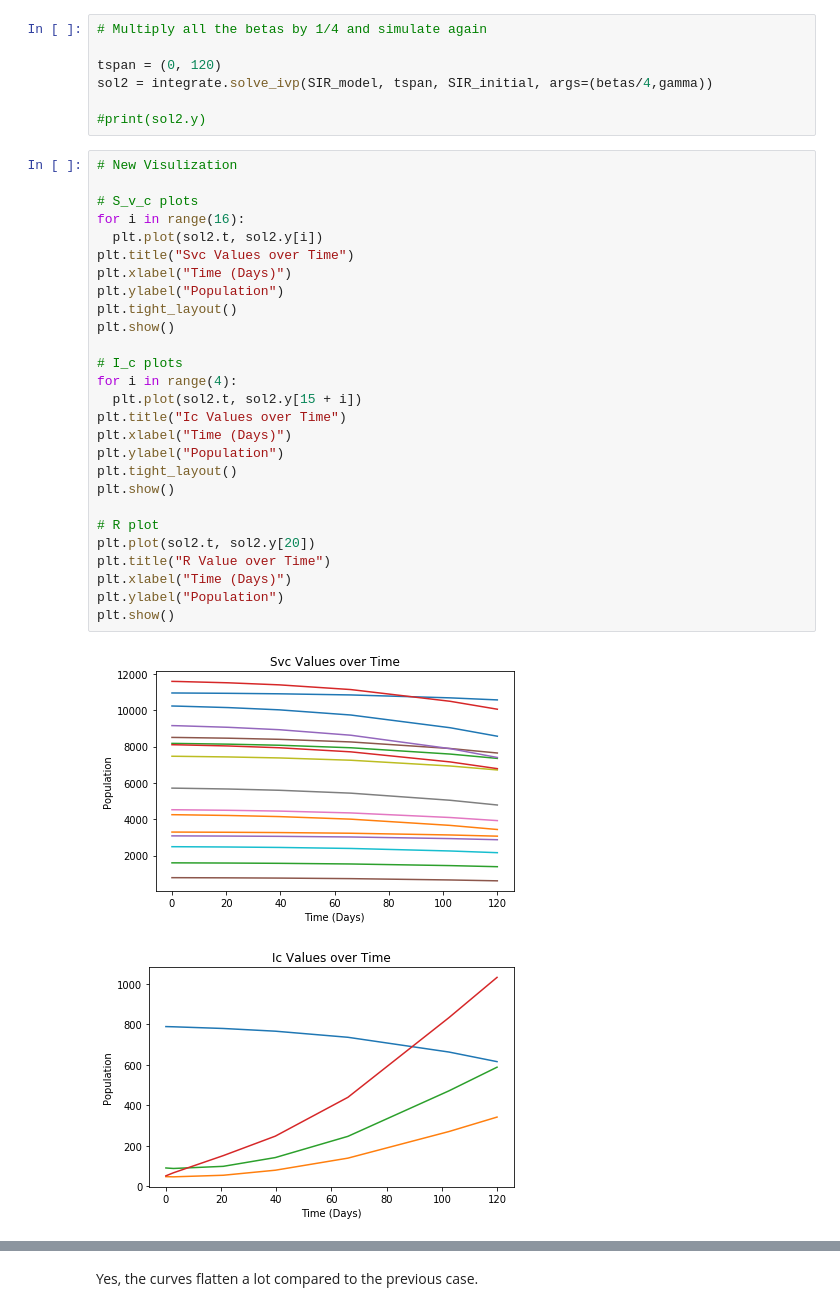
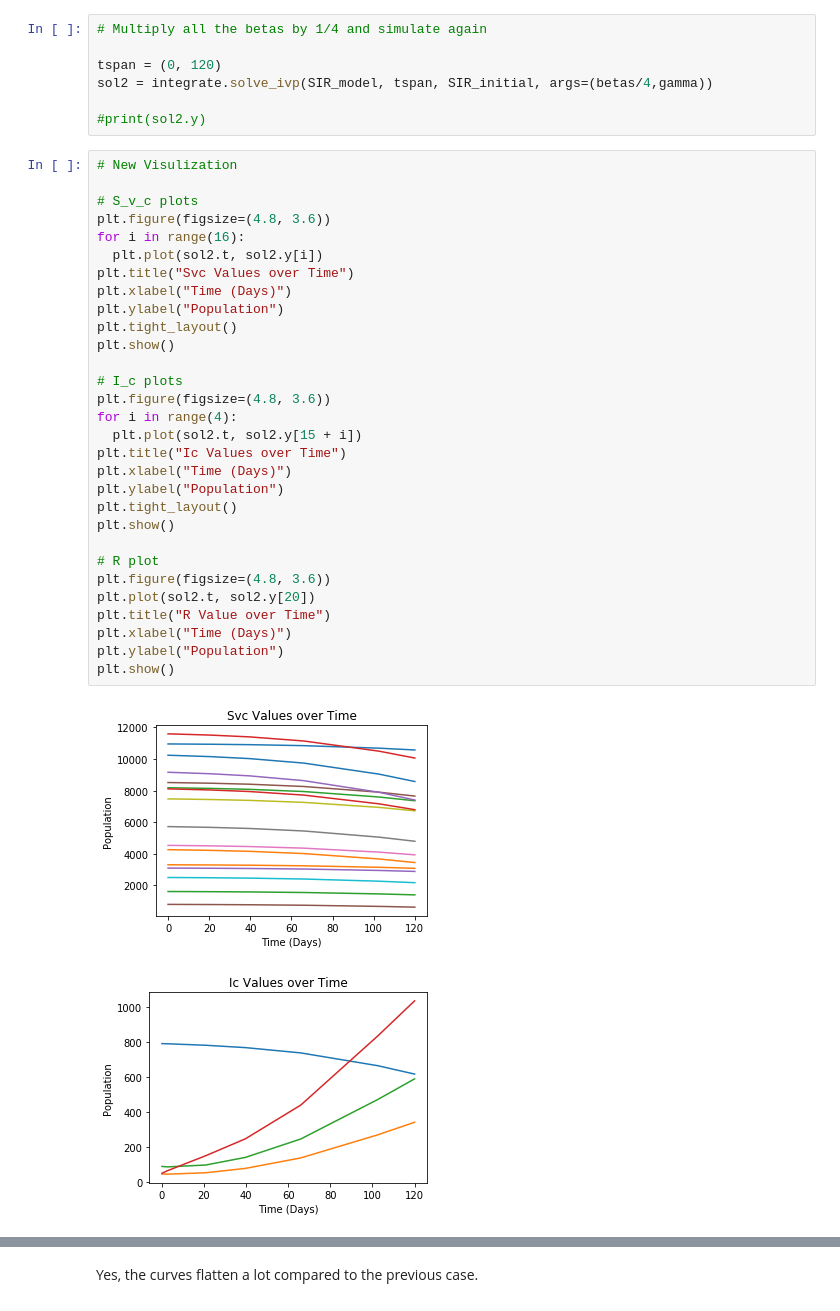
Before and after one commit to helenziyihuang/cs190dd_f20_COVID_19_SIR_project, a Jupyter notebook: Part 1.ipynb, the cells around one changed output, grey strips where cells are left out. Saved outputs shown, nothing was run; the diff lists cells and outputs as text.

```diff
--- a/Part 1.ipynb
+++ b/Part 1.ipynb
@@ -229,30 +235,33 @@ sol2 = integrate.solve_ivp(SIR_model, tspan, SIR_initial, args=(betas/4,gamma))
 # %%
 # New Visulization
 
 # S_v_c plots
+plt.figure(figsize=(4.8, 3.6))
 for i in range(16):
   plt.plot(sol2.t, sol2.y[i])
 plt.title("Svc Values over Time")
 plt.xlabel("Time (Days)")
 plt.ylabel("Population")
 plt.tight_layout()
 plt.show()
 
 # I_c plots
+plt.figure(figsize=(4.8, 3.6))
 for i in range(4):
   plt.plot(sol2.t, sol2.y[15 + i])
 plt.title("Ic Values over Time")
 plt.xlabel("Time (Days)")
 plt.ylabel("Population")
 plt.tight_layout()
 plt.show()
 
 # R plot
+plt.figure(figsize=(4.8, 3.6))
 plt.plot(sol2.t, sol2.y[20])
 plt.title("R Value over Time")
 plt.xlabel("Time (Days)")
 plt.ylabel("Population")
 plt.show()
 # %% [output]
-[figure, old version]
+[figure, new version]
-[figure, old version]
+[figure, new version]
```
Also changed, not shown: parts of 9 cells of this notebook.
